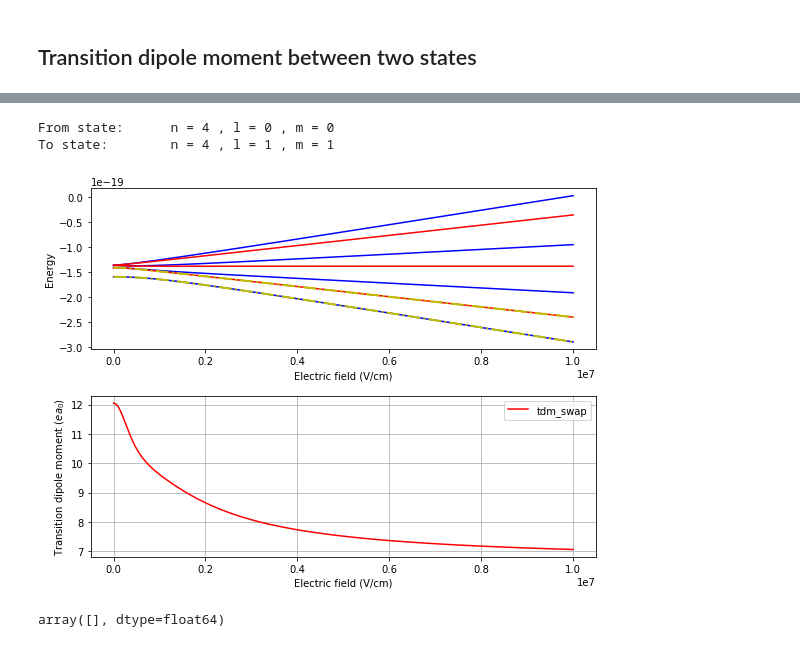
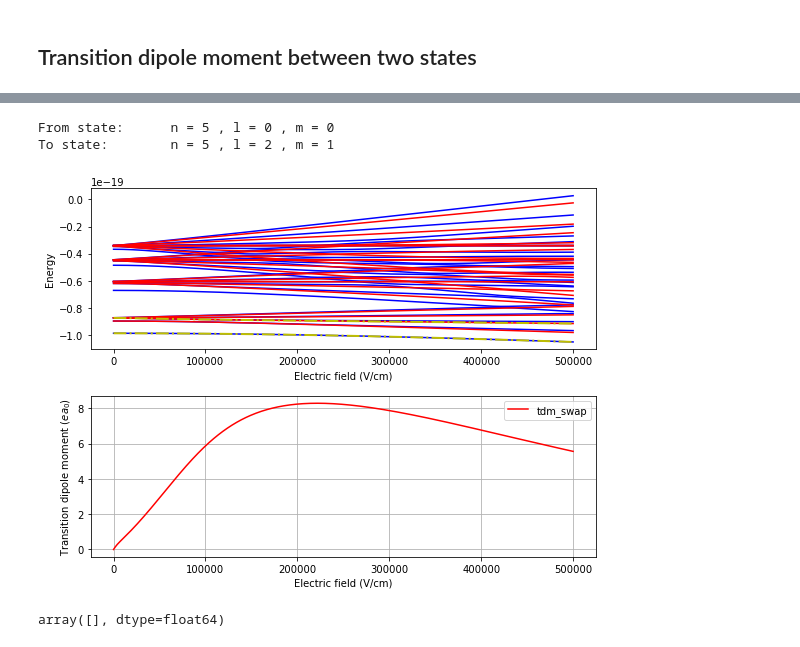
Before and after one commit to aa-morgan/Rydberg_helium_Stark, a Jupyter notebook: notebooks/Transition dipole moments - B_par.ipynb, the cells around one changed output, grey strips where cells are left out. Saved outputs shown, nothing was run; the diff lists cells and outputs as text; code cells hidden in the pictures.

```diff
--- a/notebooks/Transition dipole moments - B_par.ipynb
+++ b/notebooks/Transition dipole moments - B_par.ipynb
@@ -13,8 +13,8 @@ scl = c*10**-9 * En_h /(h * c);
 # %%
 # In an electric field (with B=0)
 # quantum numbers
-nmin = 10
-nmax = 11
+nmin = 5
+nmax = 8
 S = 1
 field_orientation = 'parallel'
 
@@ -56,7 +56,7 @@ mat_S_all_m = stark_matrix(n_vals_all_m, neff_all_m, L_vals_all_m, m_vals_all_m,
 #En[1]*En_h
 # %%
 # specify the electric field
-field = np.linspace(0.00, 10**7, 501) # V /cm
+field = np.linspace(0.00, 0.5*10**6, 501) # V /cm
 field_au = field * 100 / (En_h_He/(e*a_0_He))
 # specify the magnetic field (in Telsa)
 B_z = 1.6154E-3
@@ -118,7 +134,7 @@ print(m_vals_all_m)
 #np.shape(mat_S_all_m[idx_m_i_all_m,:][:,idx_m_f_all_m])
 # %%
 state_i = 0
-state_f = 0
+state_f = 1
 m_i = 0
 m_f = 1
 
@@ -138,36 +154,36 @@ for i, f in enumerate(field):
     #tdm_2.append( np.abs( np.sum( weights_2 * mat_S_all_m[idx_m_i_all_m,:][:,idx_m_f_all_m] ) ) )
 
     weights_swap = ( np.outer( eig_vecs[idx_m_i][i,:,state_i], eig_vecs[idx_m_f][i,:,state_f] ) )
     #weights_swap_2 = np.abs( np.outer( eig_vecs[idx_m_i][i,:,state_i], eig_vecs[idx_m_f][i,:,state_f] ) )
     tdm_swap.append( np.abs( np.sum( weights_swap * mat_S_all_m[idx_m_i_all_m,:][:,idx_m_f_all_m] ) ) )
     #tdm_swap_2.append( np.abs( np.sum( weights_swap_2 * mat_S_all_m[idx_m_i_all_m,:][:,idx_m_f_all_m] ) ) )
 
 plt.figure(figsize=(8,6))
 plt.subplot(2, 1, 2)
 #plt.plot(field, tdm, '--b', label='tdm')
 #plt.plot(field, tdm_2, '--g', label='tdm_2')
 plt.plot(field, tdm_swap, 'r', label='tdm_swap')
 #plt.plot(field, tdm_swap_2, '--y', label='tdm_swap_2')
 plt.xlabel('Electric field (V/cm)')
 plt.ylabel('Transition dipole moment ($ea_0$)')
 plt.grid()
 plt.legend()
 
 plt.subplot(2, 1, 1)
 plt.plot(field, eig_vals[0]*En_h, 'b', label='m=0')
 plt.plot(field, eig_vals[1]*En_h, 'r', label='m=1')
 plt.plot(field, eig_vals[idx_m_i][:,state_i]*En_h, '-.y', lw=2)
 plt.plot(field, eig_vals[idx_m_f][:,state_f]*En_h, '-.y', lw=2)
 plt.xlabel('Electric field (V/cm)')
 plt.ylabel('Energy')
 plt.tight_layout()
 
 print('From state:\t n =', n_vals[idx_m_i][state_i], ', l =', L_vals[idx_m_i][state_i], ', m =', m_vals[idx_m_i])
 print('To state:\t n =', n_vals[idx_m_f][state_f], ', l =', L_vals[idx_m_f][state_f], ', m =', m_vals[idx_m_f])
 # %% [output]
-From state:      n = 4 , l = 0 , m = 0
-To state:        n = 4 , l = 1 , m = 1
+From state:      n = 5 , l = 0 , m = 0
+To state:        n = 5 , l = 2 , m = 1
-[figure, old version]
+[figure, new version]
 # %%
 all_m_i = np.intersect1d( np.intersect1d( np.where(n_vals_all_m==n_vals[idx_m_i][state_i]),
                                           np.where(L_vals_all_m==2) ),
```
Also changed, not shown: parts of 4 cells of this notebook, 2 other files.
